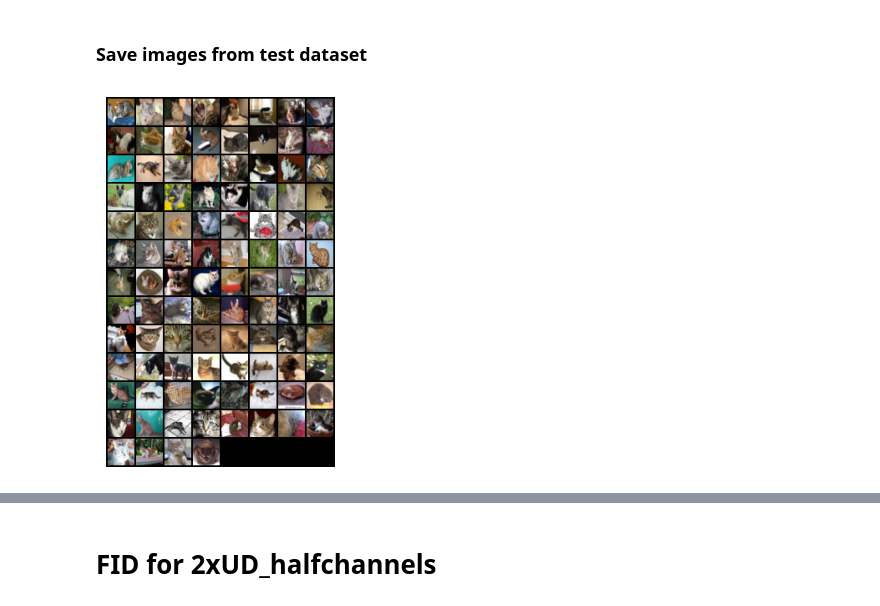
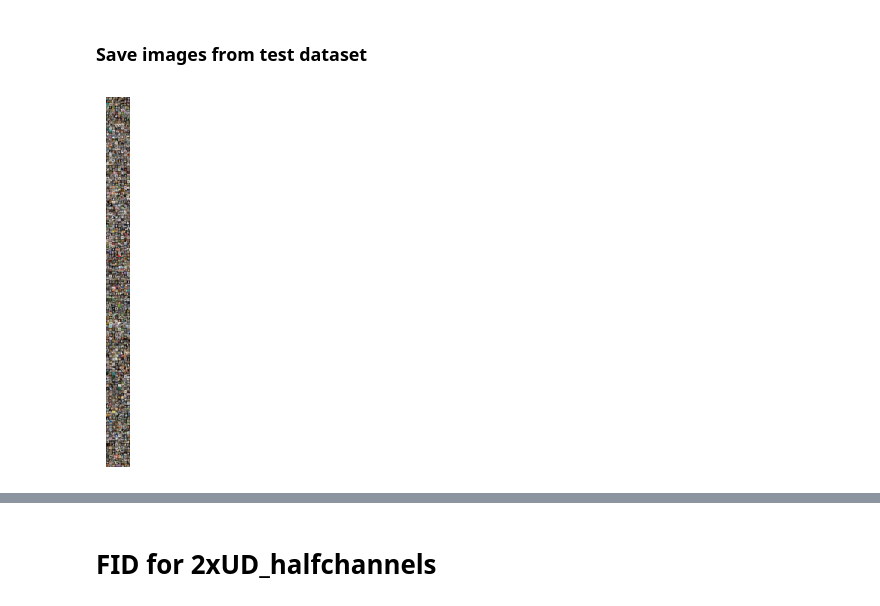
Before and after one commit to dkumar2701/image-deeplearning, a Jupyter notebook: FIDanalysis.ipynb, the cells around one changed output, grey strips where cells are left out. Cells and saved outputs as stored; diff of their text form; code cells hidden in the pictures.

```diff
--- a/FIDanalysis.ipynb
+++ b/FIDanalysis.ipynb
@@ -168,9 +168,11 @@ catset = torch.utils.data.Subset(testset, cat_idxs)
 catloader = torch.utils.data.DataLoader(catset, batch_size=batch_size, shuffle=False, num_workers=2)
 
 
-
-images, _ = next(iter(catloader))
-imshow(torchvision.utils.make_grid(images))
+iterator = iter(catloader)
+images, _ = next(iterator)
+imshow(torchvision.utils.make_grid(images.squeeze()))
+images, _ = next(iterator)
+imshow(torchvision.utils.make_grid(images.squeeze()))
 # %% [output]
 Files already downloaded and verified
 [figure]
@@ -184,21 +193,22 @@ print(l)
 # %%
 test_folder = "test_images"
 output_folder = os.path.join("output/", test_folder)
 os.makedirs(output_folder, exist_ok=True)
 
 img_grid_images = []
 for i, (images, _) in enumerate(catloader):
-  if i<num_images:
+  images = images.squeeze()
+  if i<1000:
     images = images/2 + 0.5
-    img_grid_images.append(images[0])
+    img_grid_images.append(images)
     image_path = os.path.join(output_folder, f"{i}.png")
-    save_image(images[0], image_path)
+    save_image(images, image_path)
 
 img_grid = torchvision.utils.make_grid(img_grid_images)
 ndarr = img_grid.permute(1, 2, 0).cpu().numpy()
 plt.figure()
 plt.axis("off")
 plt.imshow(ndarr)
 plt.show()
 # %% [output]
-[figure, old version]
+[figure, new version]
```
Also changed, not shown: parts of 11 cells of this notebook.
